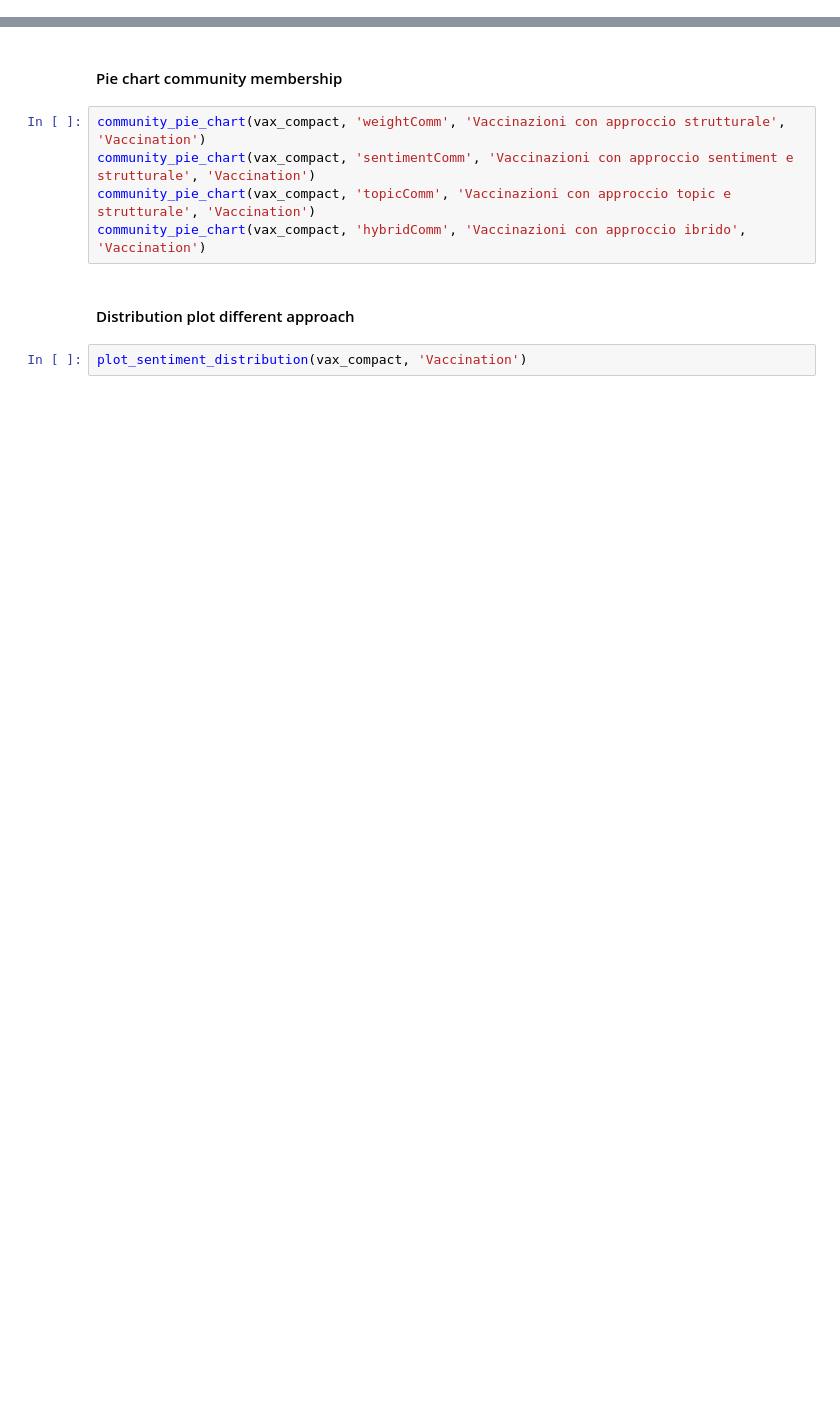
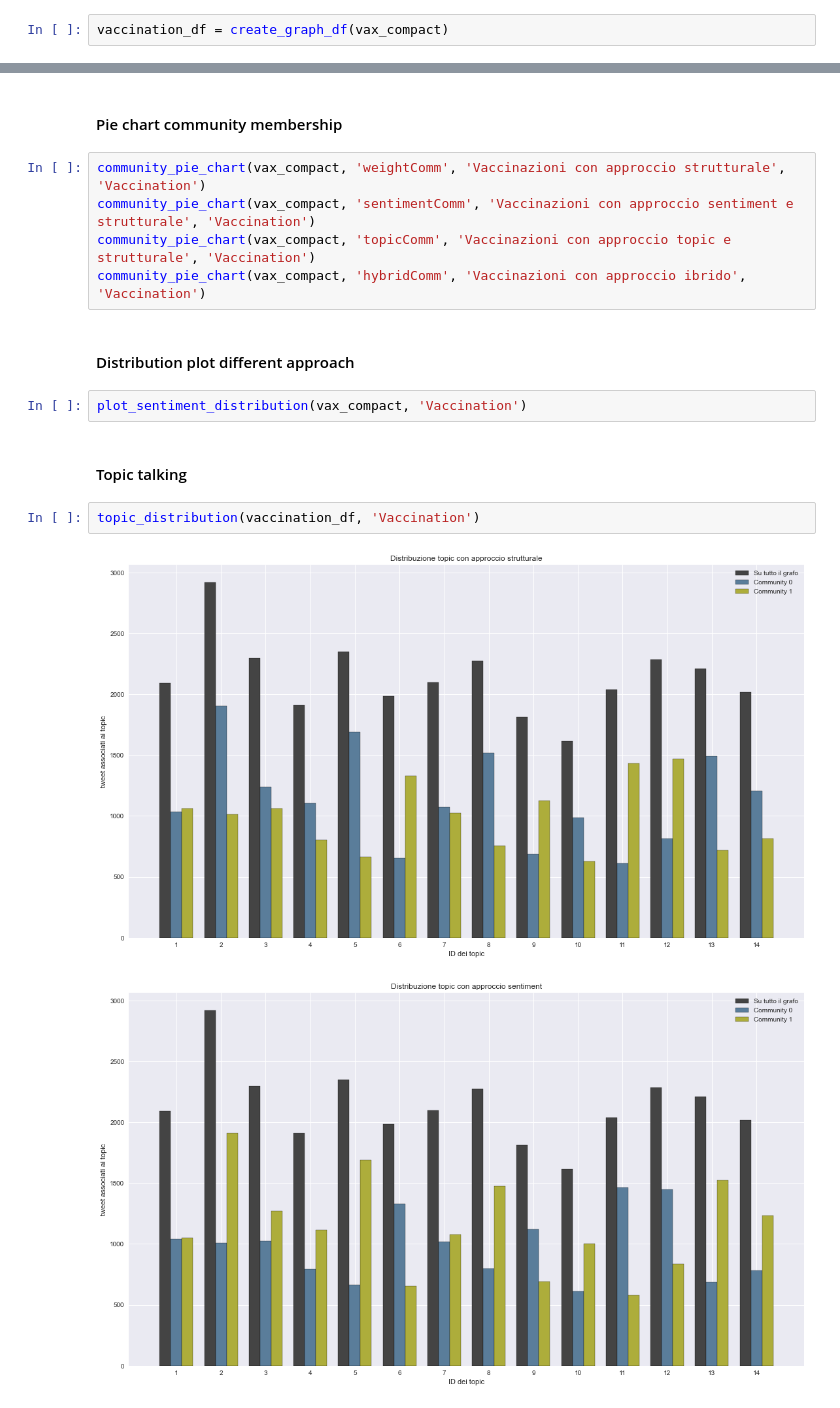
Before and after one commit to Villone96/echo-chambers, a Jupyter notebook: src/Community Analysis.ipynb, the cells around one changed output, grey strips where cells are left out. Cells and saved outputs as stored; diff of their text form; blank space fills up the shorter version.

```diff
--- a/src/Community Analysis.ipynb
+++ b/src/Community Analysis.ipynb
@@ -187,3 +192,5 @@ os.chdir('/Users/villons/Desktop/echo-chamers/src/data/vax_no_vax')
 # %%
 vax_compact = nx.read_gml('Graph/Final_Graph_vax.gml')
 vax_complete = nx.read_gml('Graph/Final_DiGraph_Vax.gml')
+# %%
+vaccination_df = create_graph_df(vax_compact)
@@ -198,3 +213,10 @@ community_pie_chart(vax_compact, 'hybridComm', 'Vaccinazioni con approccio ibrid
 #### Distribution plot different approach
 # %%
 plot_sentiment_distribution(vax_compact, 'Vaccination')
+# %% [markdown]
+#### Topic talking
+# %%
+topic_distribution(vaccination_df, 'Vaccination')
+# %% [output]
+[figure, added]
+[figure, added]
```
Also changed, not shown: parts of 10 cells of this notebook, 11 other files.
